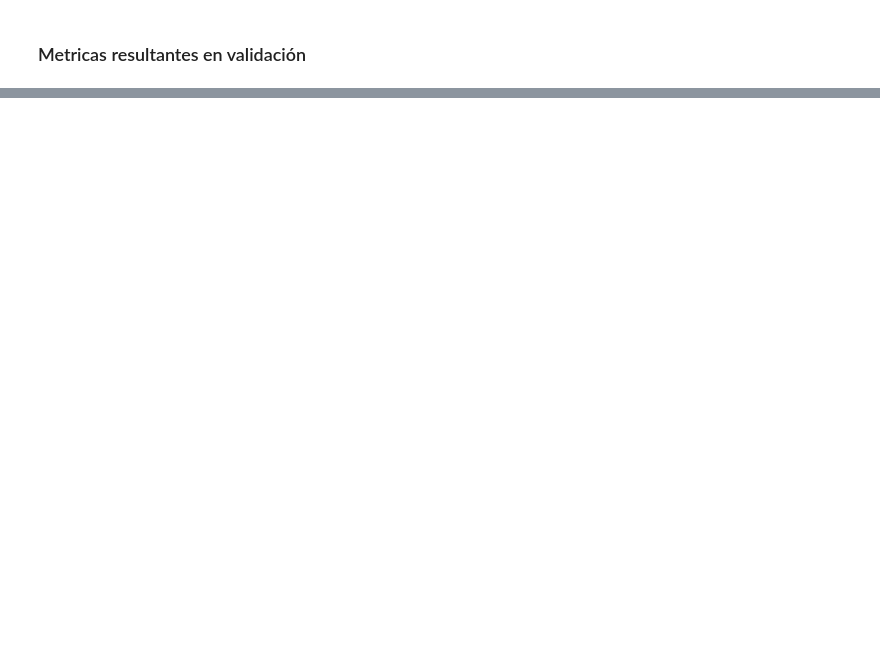
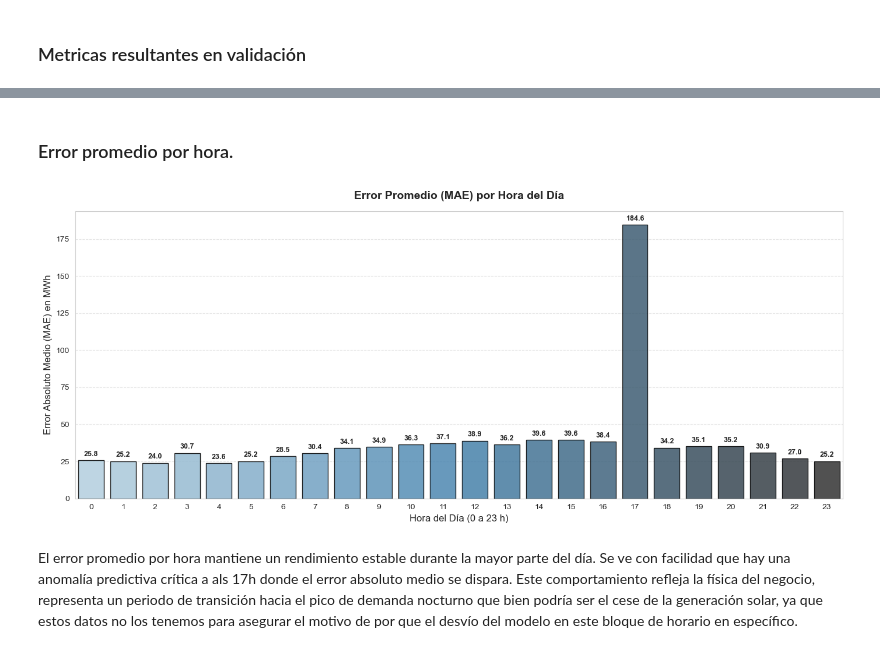
Before and after one commit to robroab/Proyecto_1_Statistical_Learning, a Jupyter notebook: proyecto1.ipynb, the cells around one changed output, grey strips where cells are left out. Cells and saved outputs as stored; diff of their text form; code cells hidden in the pictures; blank space fills up the shorter version.

```diff
--- a/proyecto1.ipynb
+++ b/proyecto1.ipynb
@@ -722,0 +1109,55 @@ tabla_resultados
+# %% [markdown]
+### Error promedio por hora.
+# %%
+arr_real = np.array(y_real).flatten()
+arr_pred = np.array(y_pred).flatten()
+tamano_comun = len(arr_pred)
+
+df_horas = X_valid.copy().iloc[:tamano_comun].reset_index(drop=True)
+
+df_horas['Error_Absoluto'] = np.abs(arr_real - arr_pred)
+
+horas_reales = np.round(np.arctan2(df_horas['hora_sin'], df_horas['hora_cos']) * (24 / (2 * np.pi))) % 24
+df_horas['Hora_Exacta'] = horas_reales.astype(int)
+
+error_por_hora_real = df_horas.groupby('Hora_Exacta')['Error_Absoluto'].mean().reset_index()
+
+plt.figure(figsize=(14, 6))
+
+sns.barplot(
+    data=error_por_hora_real,
+    x='Hora_Exacta',
+    y='Error_Absoluto',
+    hue='Hora_Exacta',
+    legend=False,
+    palette='Blues_d',
+    edgecolor='black',
+    alpha=0.85
+)
+
+plt.title('Error Promedio (MAE) por Hora del Día', fontsize=14, fontweight='bold', pad=15)
+plt.xlabel('Hora del Día (0 a 23 h)', fontsize=12)
+plt.ylabel('Error Absoluto Medio (MAE) en MWh', fontsize=12)
+plt.xticks(range(24))
+plt.grid(axis='y', linestyle='--', alpha=0.5)
+
+for p in plt.gca().patches:
+    height = p.get_height()
+    if np.isfinite(height) and height > 0:
+        plt.gca().annotate(
+            f'{height:.1f}',
+            (p.get_x() + p.get_width() / 2., height),
+            ha='center', va='bottom', fontsize=9, fontweight='bold',
+            xytext=(0, 3), textcoords='offset points'
+        )
+
+plt.tight_layout()
+plt.show()
+# %% [output]
+[figure, added]
+# %% [markdown]
+El error promedio por hora mantiene un rendimiento estable durante la mayor parte del día. Se ve con facilidad
+que hay una anomalía predictiva crítica a als 17h donde el error absoluto medio se dispara. Este comportamiento
+refleja la física del negocio, representa un periodo de transición hacia el pico de demanda nocturno que bien podría
+ser el cese de la generación solar, ya que estos datos no los tenemos para asegurar el motivo de por que el desvío del
+modelo en este bloque de horario en específico.
```
Also changed, not shown: parts of 33 cells of this notebook.
